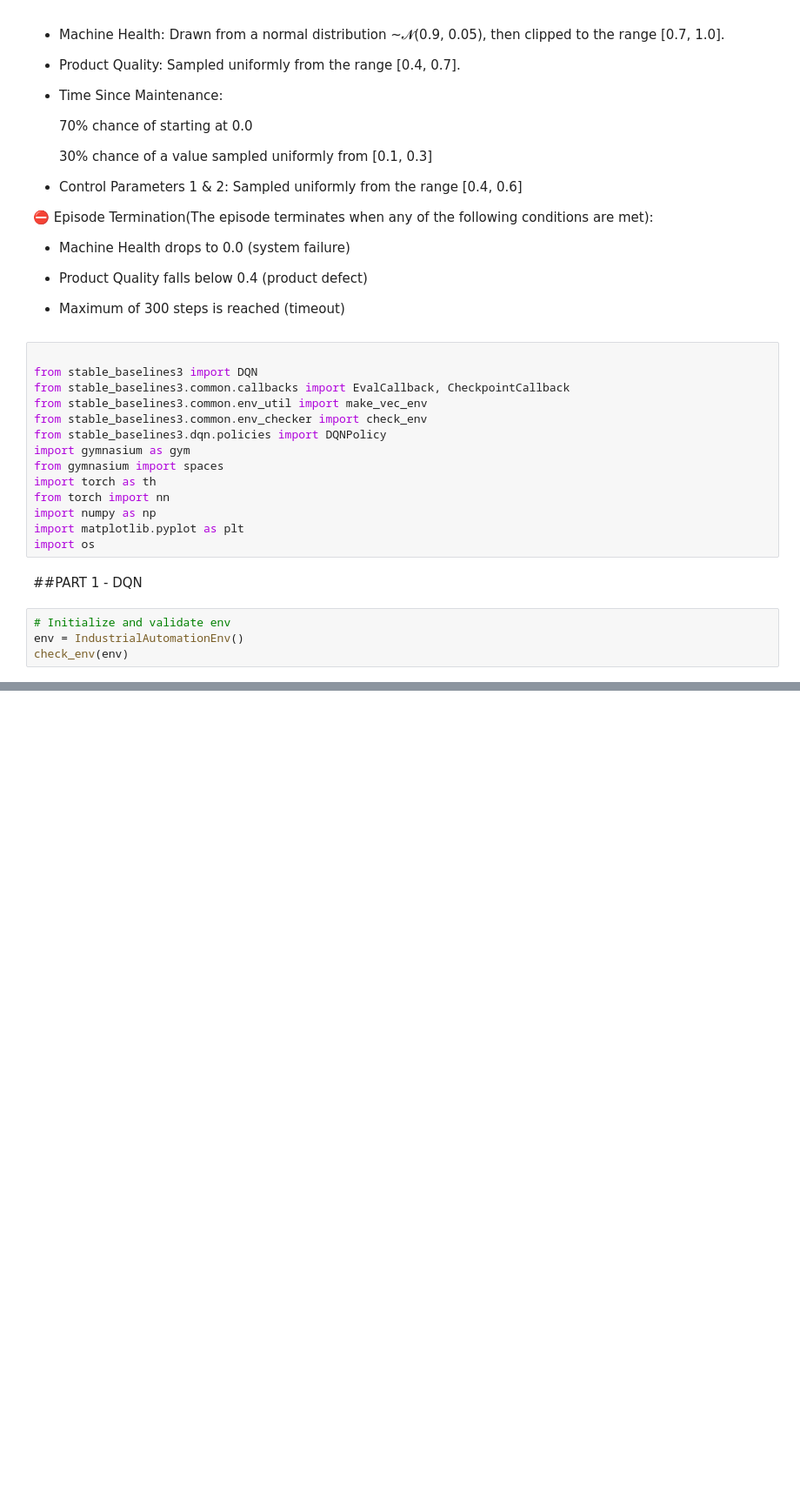
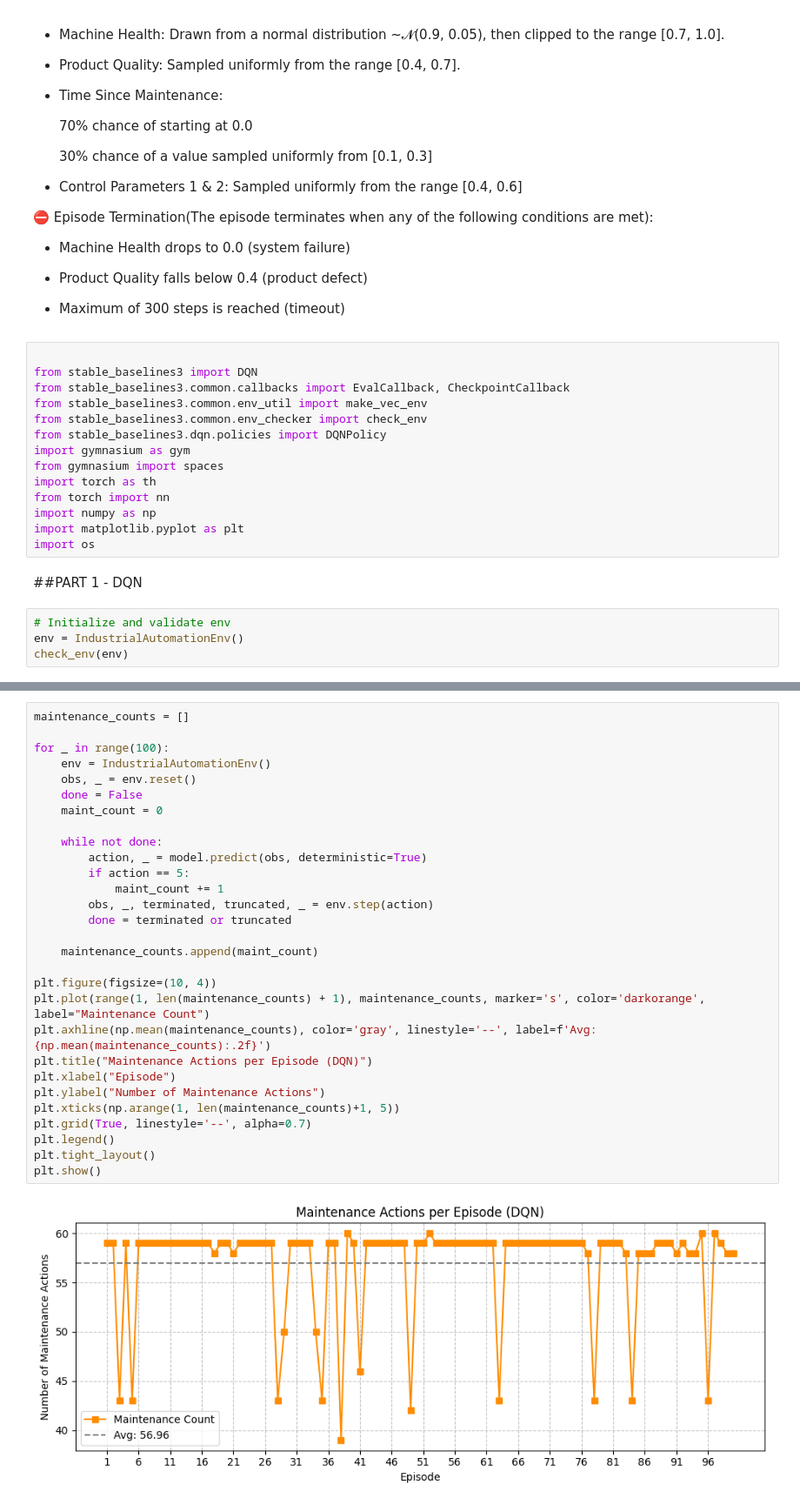
Before and after one commit to Atharvamu/aipal-industrial-dqn, a Jupyter notebook: dqn_sb3.ipynb, the cells around one changed output, grey strips where cells are left out. Shown at 87% size. Cells and saved outputs as stored; diff of their text form; blank space fills up the shorter version.

```diff
--- a/dqn_sb3.ipynb
+++ b/dqn_sb3.ipynb
@@ -466,0 +330,31 @@ class MonitorQValueCallback(BaseCallback):
+# %%
+maintenance_counts = []
+
+for _ in range(100):
+    env = IndustrialAutomationEnv()
+    obs, _ = env.reset()
+    done = False
+    maint_count = 0
+
+    while not done:
+        action, _ = model.predict(obs, deterministic=True)
+        if action == 5:
+            maint_count += 1
+        obs, _, terminated, truncated, _ = env.step(action)
+        done = terminated or truncated
+
+    maintenance_counts.append(maint_count)
+
+plt.figure(figsize=(10, 4))
+plt.plot(range(1, len(maintenance_counts) + 1), maintenance_counts, marker='s', color='darkorange', label="Maintenance Count")
+plt.axhline(np.mean(maintenance_counts), color='gray', linestyle='--', label=f'Avg: {np.mean(maintenance_counts):.2f}')
+plt.title("Maintenance Actions per Episode (DQN)")
+plt.xlabel("Episode")
+plt.ylabel("Number of Maintenance Actions")
+plt.xticks(np.arange(1, len(maintenance_counts)+1, 5))
+plt.grid(True, linestyle='--', alpha=0.7)
+plt.legend()
+plt.tight_layout()
+plt.show()
+# %% [output]
+[figure, added]
```
Also changed, not shown: parts of 34 cells of this notebook.
